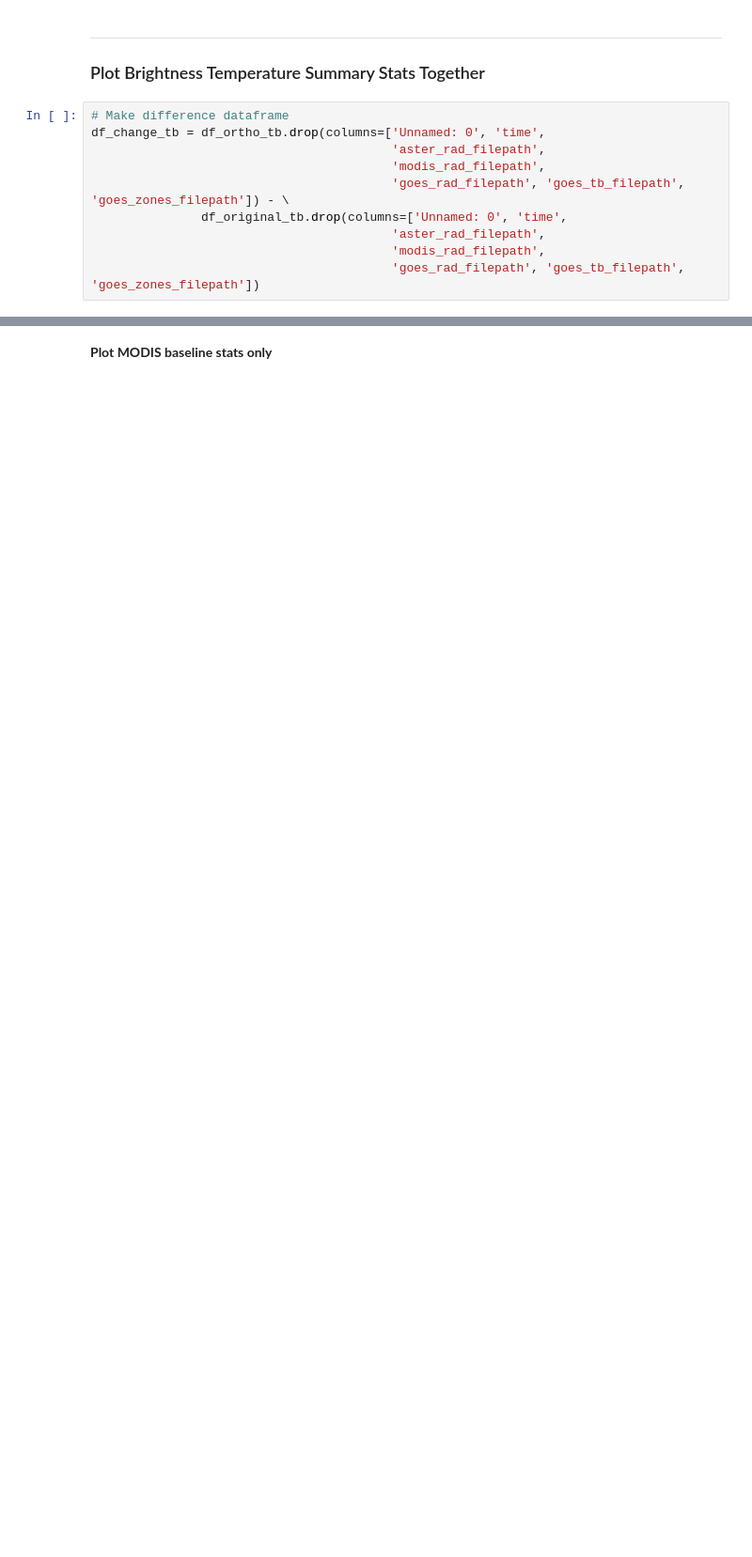
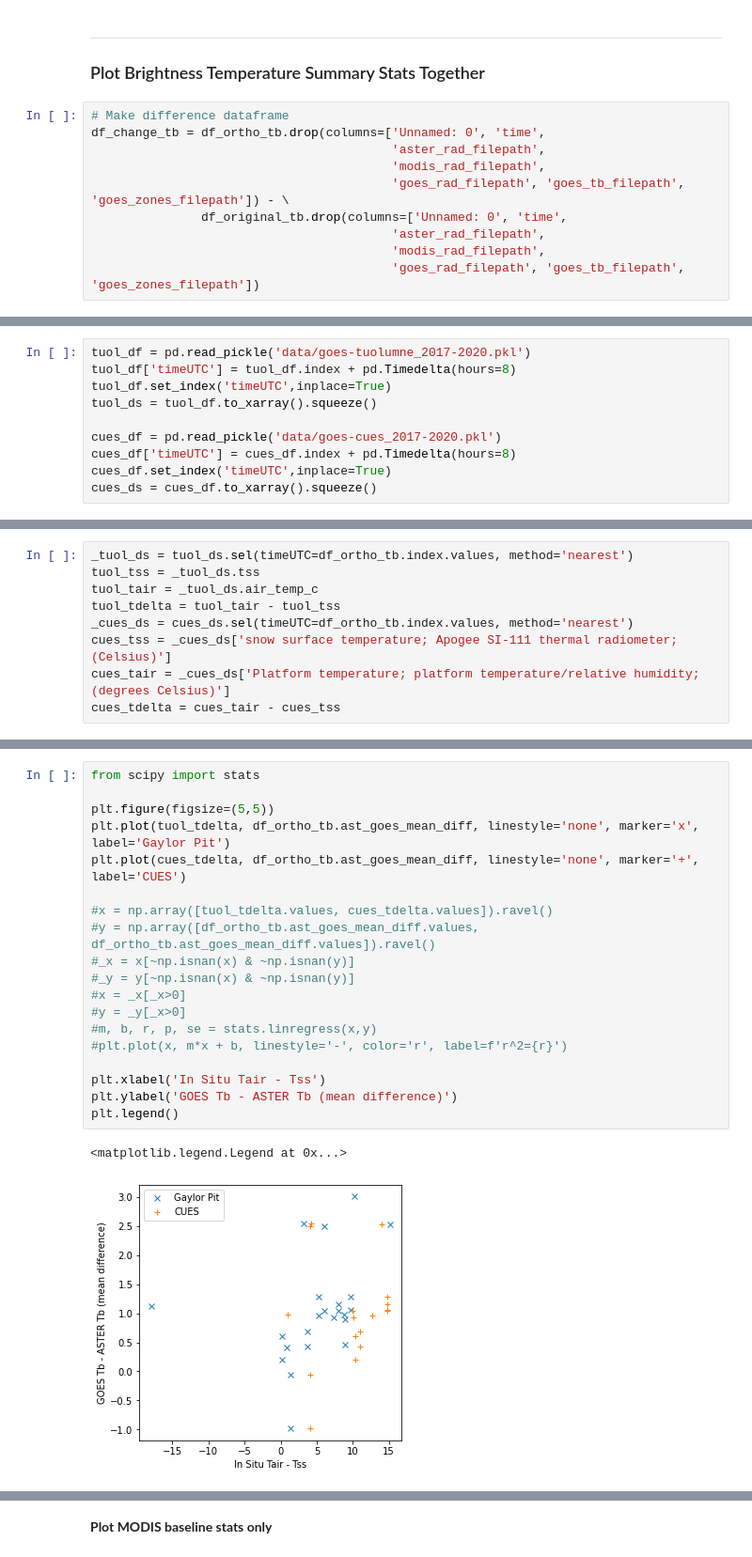
Before and after one commit to spestana/goes-cues, a Jupyter notebook: plot-summary-stats.ipynb, the cells around one changed output, grey strips where cells are left out. Shown at 94% size. Drawn from its saved outputs; the diff is of its cells as text; blank space fills up the shorter version.

```diff
--- a/plot-summary-stats.ipynb
+++ b/plot-summary-stats.ipynb
@@ -222,0 +339,10 @@ Name: ast_goes_r2_value, dtype: float64
+# %%
+tuol_df = pd.read_pickle('data/goes-tuolumne_2017-2020.pkl')
+tuol_df['timeUTC'] = tuol_df.index + pd.Timedelta(hours=8)
+tuol_df.set_index('timeUTC',inplace=True)
+tuol_ds = tuol_df.to_xarray().squeeze()
+
+cues_df = pd.read_pickle('data/goes-cues_2017-2020.pkl')
+cues_df['timeUTC'] = cues_df.index + pd.Timedelta(hours=8)
+cues_df.set_index('timeUTC',inplace=True)
+cues_ds = cues_df.to_xarray().squeeze()
@@ -222,0 +351,9 @@ Name: ast_goes_r2_value, dtype: float64
+# %%
+_tuol_ds = tuol_ds.sel(timeUTC=df_ortho_tb.index.values, method='nearest')
+tuol_tss = _tuol_ds.tss
+tuol_tair = _tuol_ds.air_temp_c
+tuol_tdelta = tuol_tair - tuol_tss
+_cues_ds = cues_ds.sel(timeUTC=df_ortho_tb.index.values, method='nearest')
+cues_tss = _cues_ds['snow surface temperature; Apogee SI-111 thermal radiometer; (Celsius)']
+cues_tair = _cues_ds['Platform temperature; platform temperature/relative humidity; (degrees Celsius)']
+cues_tdelta = cues_tair - cues_tss
@@ -222,0 +362,22 @@ Name: ast_goes_r2_value, dtype: float64
+# %%
+from scipy import stats
+
+plt.figure(figsize=(5,5))
+plt.plot(tuol_tdelta, df_ortho_tb.ast_goes_mean_diff, linestyle='none', marker='x', label='Gaylor Pit')
+plt.plot(cues_tdelta, df_ortho_tb.ast_goes_mean_diff, linestyle='none', marker='+', label='CUES')
+
+#x = np.array([tuol_tdelta.values, cues_tdelta.values]).ravel()
+#y = np.array([df_ortho_tb.ast_goes_mean_diff.values, df_ortho_tb.ast_goes_mean_diff.values]).ravel()
+#_x = x[~np.isnan(x) & ~np.isnan(y)]
+#_y = y[~np.isnan(x) & ~np.isnan(y)]
+#x = _x[_x>0]
+#y = _y[_x>0]
+#m, b, r, p, se = stats.linregress(x,y)
+#plt.plot(x, m*x + b, linestyle='-', color='r', label=f'r^2={r}')
+
+plt.xlabel('In Situ Tair - Tss')
+plt.ylabel('GOES Tb - ASTER Tb (mean difference)')
+plt.legend()
+# %% [output]
+<matplotlib.legend.Legend at 0x...>
+[figure, added]
```
Also changed, not shown: parts of 8 cells of this notebook.
